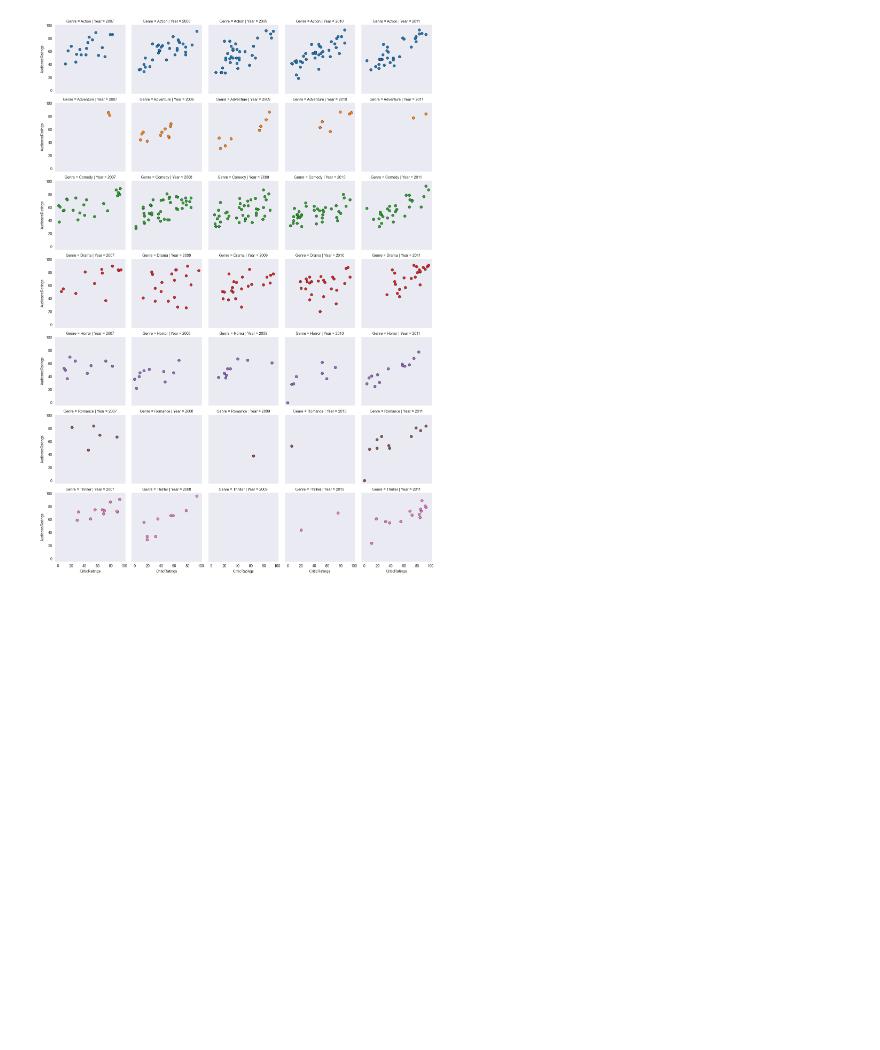
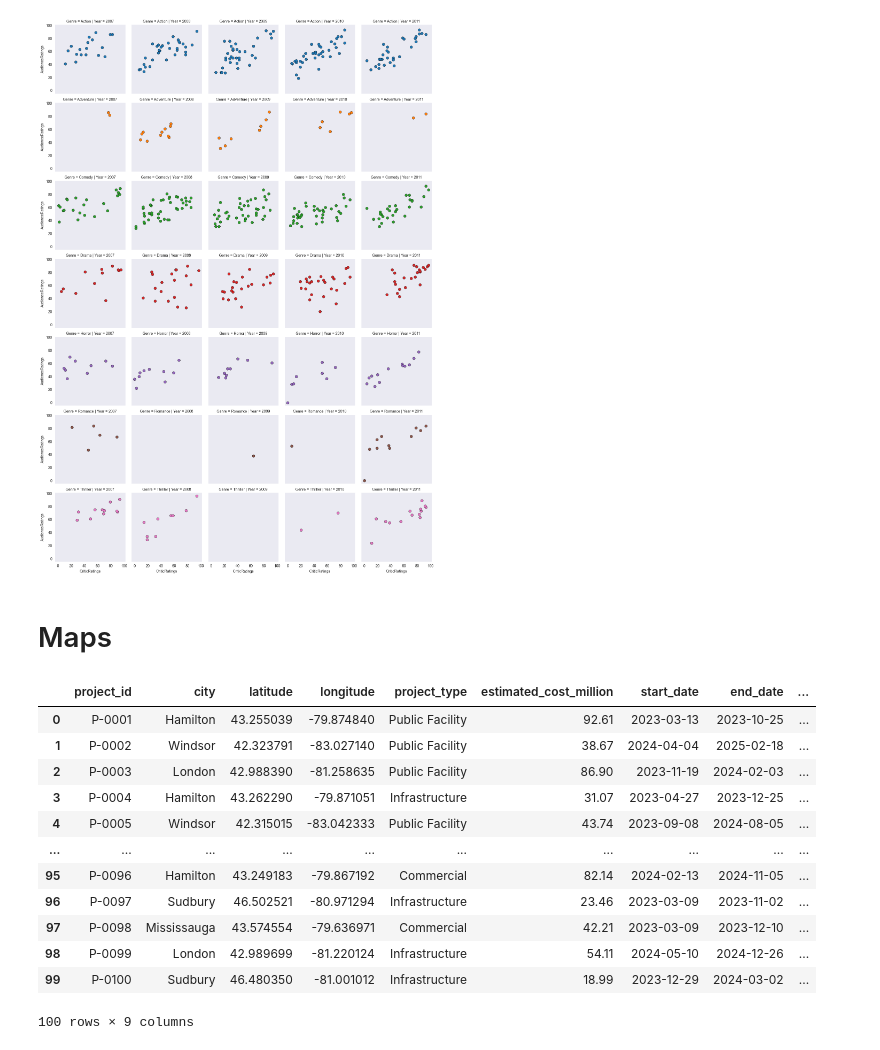
Before and after one commit to Leandro-Oak/vscode-git, a Jupyter notebook: Visualization_Udemy.ipynb, the cells around one changed output. Saved outputs shown, nothing was run; the diff lists cells and outputs as text; code cells hidden in the pictures; blank space fills up the shorter version.

```diff
--- a/Visualization_Udemy.ipynb
+++ b/Visualization_Udemy.ipynb
@@ -536,3 +518,63 @@ kws = dict (s=50, linewidth = 0.5, edgecolor= 'black')
 g = g.map(plt.scatter, "CriticRatings", "AudienceRatings", **kws)
 # %% [output]
 [figure]
+# %% [markdown]
+# Maps
+# %%
+import pandas as pd
+import numpy as np
+import random
+from datetime import datetime, timedelta
+
+# Simulated Ontario cities with coordinates
+locations = [
+    {"city": "Toronto", "lat": 43.651070, "lon": -79.347015},
+    {"city": "Ottawa", "lat": 45.421530, "lon": -75.697193},
+    {"city": "Mississauga", "lat": 43.589045, "lon": -79.644120},
+    {"city": "Hamilton", "lat": 43.255721, "lon": -79.871102},
+    {"city": "London", "lat": 42.984923, "lon": -81.245277},
+    {"city": "Kitchener", "lat": 43.451639, "lon": -80.492533},
+    {"city": "Windsor", "lat": 42.314937, "lon": -83.036363},
+    {"city": "Sudbury", "lat": 46.491204, "lon": -80.990005},
+    {"city": "Thunder Bay", "lat": 48.380895, "lon": -89.247682},
+    {"city": "Kingston", "lat": 44.231172, "lon": -76.485954}
+]
+
+project_types = ["Residential", "Commercial", "Infrastructure", "Public Facility"]
+
+def generate_project(i):
+    loc = random.choice(locations)
+    start_date = datetime(2023, 1, 1) + timedelta(days=random.randint(0, 500))
+    duration = random.randint(60, 360)
+    end_date = start_date + timedelta(days=duration)
+
+    return {
+        "project_id": f"P-{i:04d}",
+        "city": loc["city"],
+        "latitude": loc["lat"] + np.random.normal(0, 0.01),
+        "longitude": loc["lon"] + np.random.normal(0, 0.01),
+        "project_type": random.choice(project_types),
+        "estimated_cost_million": round(np.random.uniform(1, 100), 2),
+        "start_date": start_date.date(),
+        "end_date": end_date.date(),
+        "status": random.choice(["Planned", "In Progress", "Completed"])
+    }
+
+# Create DataFrame
+df_projects = pd.DataFrame([generate_project(i) for i in range(1, 101)])
+# %%
+df_projects
+# %% [output]
+|  | project_id | city | latitude | longitude | project_type | estimated_cost_million | start_date | end_date | ... |
+| 0 | P-0001 | Hamilton | 43.255039 | -79.874840 | Public Facility | 92.61 | 2023-03-13 | 2023-10-25 | ... |
+| 1 | P-0002 | Windsor | 42.323791 | -83.027140 | Public Facility | 38.67 | 2024-04-04 | 2025-02-18 | ... |
+| 2 | P-0003 | London | 42.988390 | -81.258635 | Public Facility | 86.90 | 2023-11-19 | 2024-02-03 | ... |
+| 3 | P-0004 | Hamilton | 43.262290 | -79.871051 | Infrastructure | 31.07 | 2023-04-27 | 2023-12-25 | ... |
+| 4 | P-0005 | Windsor | 42.315015 | -83.042333 | Public Facility | 43.74 | 2023-09-08 | 2024-08-05 | ... |
+| ... | ... | ... | ... | ... | ... | ... | ... | ... | ... |
+| 95 | P-0096 | Hamilton | 43.249183 | -79.867192 | Commercial | 82.14 | 2024-02-13 | 2024-11-05 | ... |
+| 96 | P-0097 | Sudbury | 46.502521 | -80.971294 | Infrastructure | 23.46 | 2023-03-09 | 2023-11-02 | ... |
+| 97 | P-0098 | Mississauga | 43.574554 | -79.636971 | Commercial | 42.21 | 2023-03-09 | 2023-12-10 | ... |
+| 98 | P-0099 | London | 42.989699 | -81.220124 | Infrastructure | 54.11 | 2024-05-10 | 2024-12-26 | ... |
+| 99 | P-0100 | Sudbury | 46.480350 | -81.001012 | Infrastructure | 18.99 | 2023-12-29 | 2024-03-02 | ... |
+100 rows × 9 columns
```
Also changed, not shown: parts of 30 cells of this notebook.
